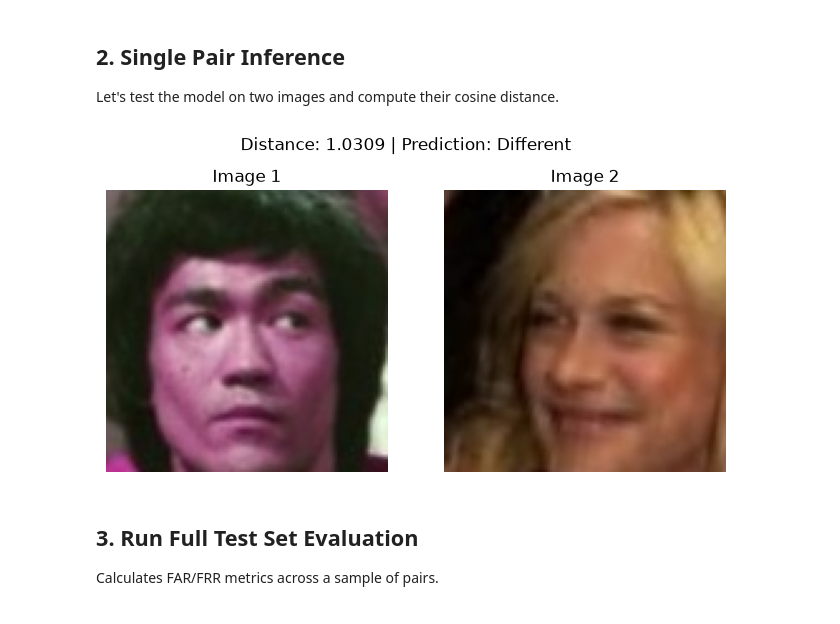
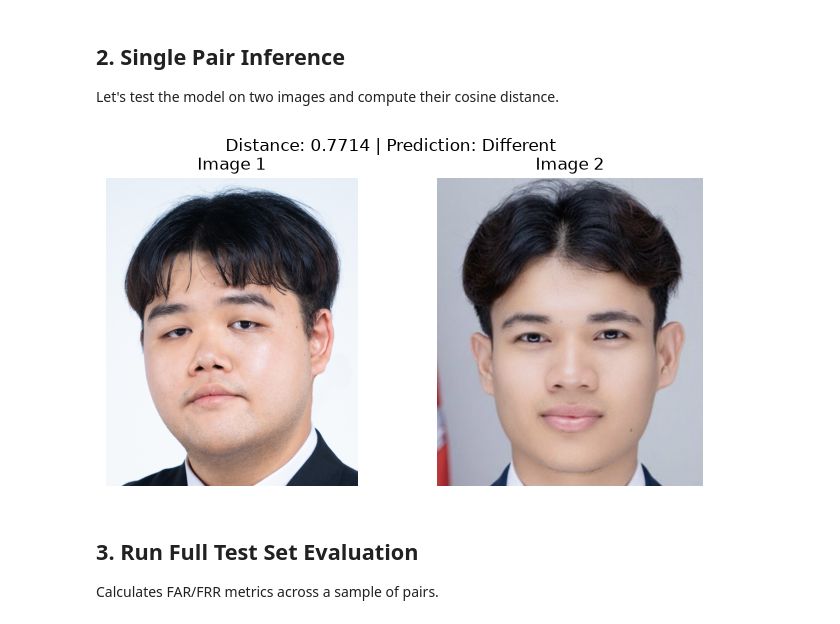
Before and after one commit to SunchhayK/facial-similarity-detection, a Jupyter notebook: notebooks/evaluation.ipynb, the cells around one changed output. Cells and saved outputs as stored; diff of their text form; code cells hidden in the pictures.

```diff
--- a/notebooks/evaluation.ipynb
+++ b/notebooks/evaluation.ipynb
@@ -39,30 +39,33 @@ Let's test the model on two images and compute their cosine distance.
 # %%
 # Choose two images to compare from the test set
 # Modify paths based on actual available images
 # img1_path = "./dataset/raw/subjects_0-1999_72_imgs/1212/0.png"
 # img2_path = "./dataset/raw/subjects_0-1999_72_imgs/1212/1.png"
 
-img1_path = "./dataset/raw/casia_webface_extracted/0/0.jpg"
-img2_path = "./dataset/raw/casia_webface_extracted/1/0.jpg"
+# img1_path = "./dataset/raw/casia_webface_extracted/0/0.jpg"
+# img2_path = "./dataset/raw/casia_webface_extracted/1/0.jpg"
+
+img1_path = "Khoun_Sovansunchhay.jpg"
+img2_path = "oudom.png"
 
 try:
     dist, is_same = compute_similarity(model, img1_path, img2_path, device, img_size=img_size, threshold=0.415)
 
     fig, (ax1, ax2) = plt.subplots(1, 2, figsize=(8, 4))
     ax1.imshow(Image.open(img1_path))
     ax1.axis('off')
     ax1.set_title('Image 1')
 
     ax2.imshow(Image.open(img2_path))
     ax2.axis('off')
     ax2.set_title('Image 2')
 
     plt.suptitle(f"Distance: {dist:.4f} | Prediction: {'Same' if is_same else 'Different'}")
     plt.show()
 except FileNotFoundError:
     print(f"Please update the paths for img1_path and img2_path with actual images.")
 # %% [output]
-[figure, old version]
+[figure, new version]
 # %% [markdown]
 ## 3. Run Full Test Set Evaluation
 Calculates FAR/FRR metrics across a sample of pairs.
```
Also changed, not shown: 2 other files.
